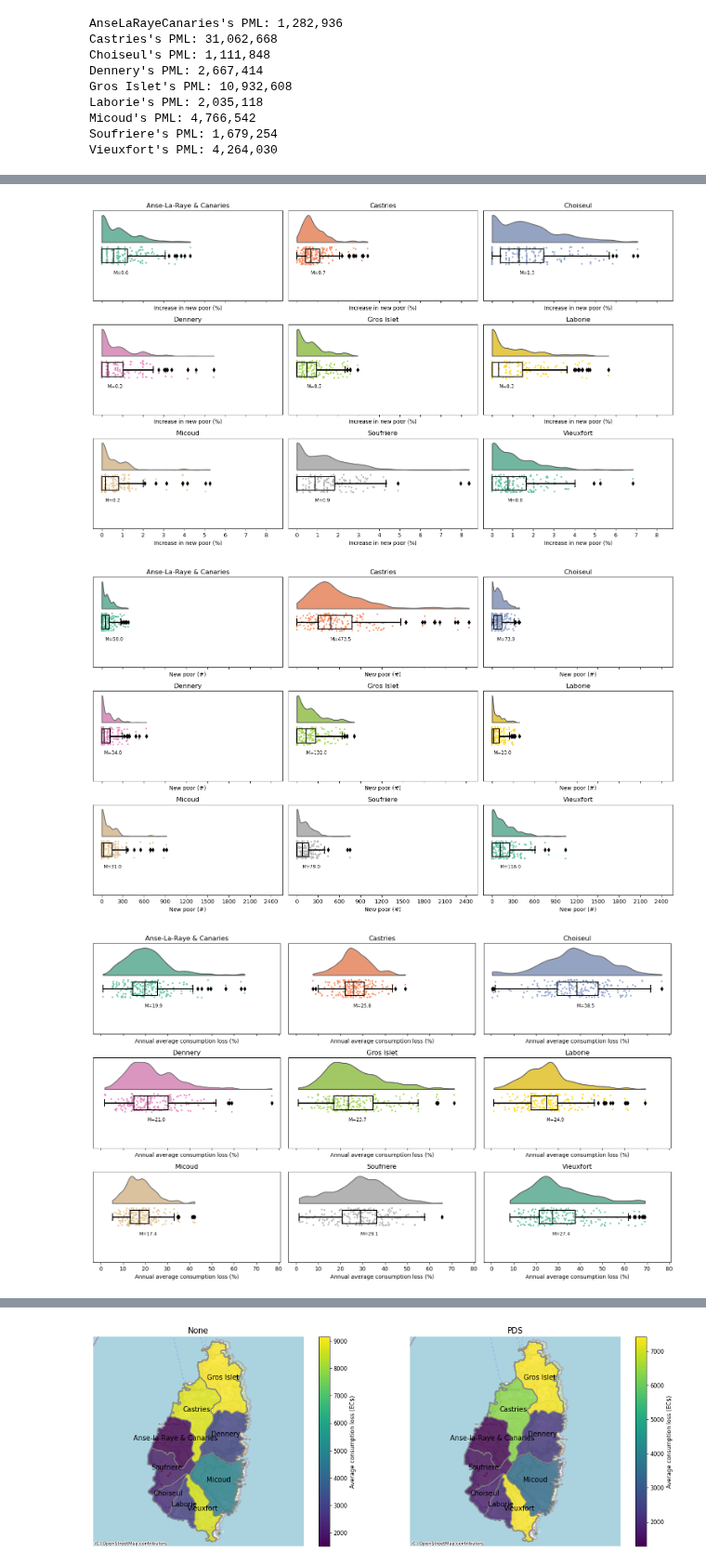
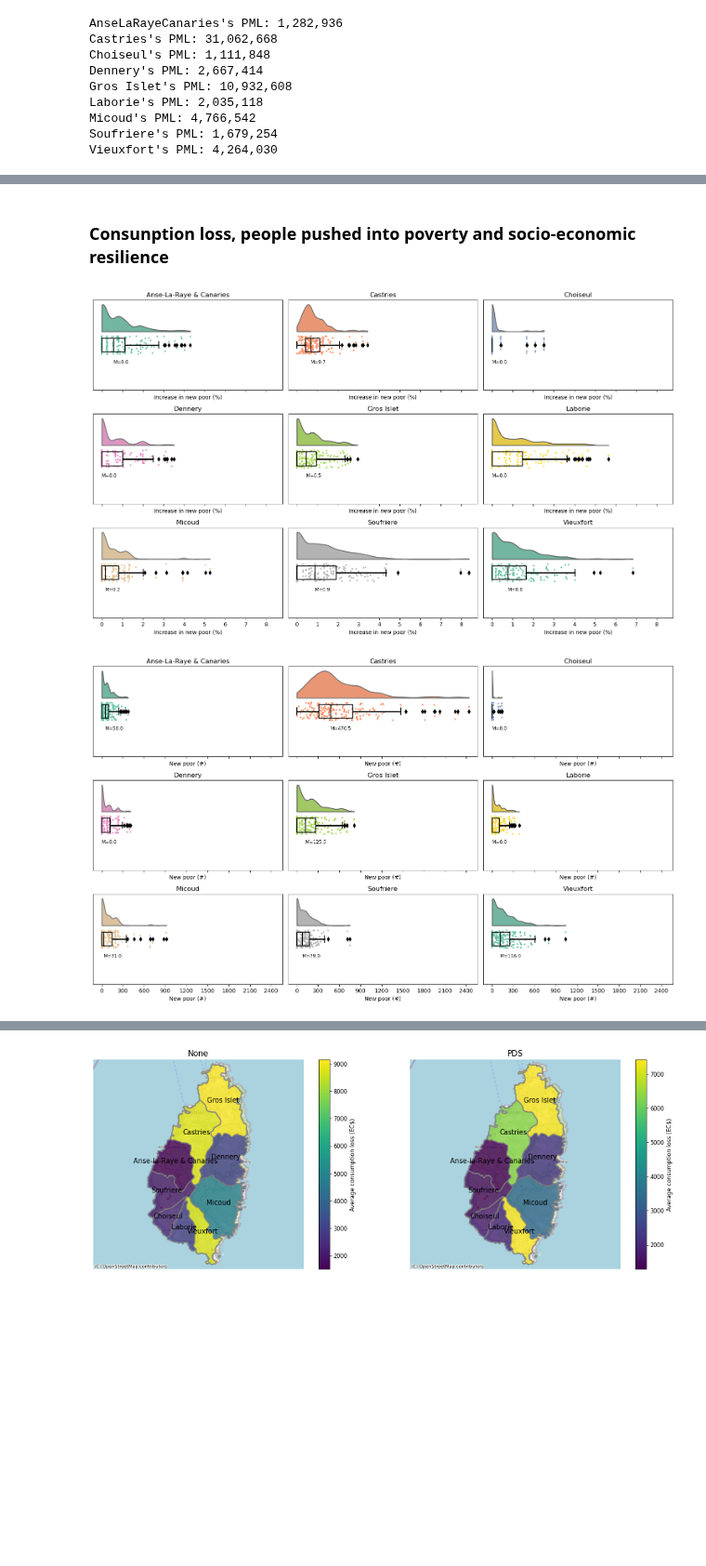
Before and after one commit to mikhailsirenko/unbreakable, a Jupyter notebook: notebooks/analysis.ipynb, the cells around one changed output, grey strips where cells are left out. Shown at 93% size. Cells and saved outputs as stored; diff of their text form; code cells hidden in the pictures; blank space fills up the shorter version.

```diff
--- a/notebooks/analysis.ipynb
+++ b/notebooks/analysis.ipynb
@@ -92,7 +77,9 @@ columns = ['scenario', 'policy', 'district', 'replication',
            'new_poor',
            'total_consumption_loss',
            'pml',
-           'r']
+           'r',
+           'n_weeks_in_poverty',
+           'poverty_gap']
 
 l = []
 
@@ -135,6 +122,18 @@ for scenario in scenarios:
                 new_poor = not_poor_affected.loc[x < poverty_line,:]
                 n_new_poor = round(new_poor['popwgt'].sum())
 
+                # Calculate number of weeks in poverty
+                n_weeks_in_poverty = new_poor['weeks_pov'].tolist()
+
+                # Calculate poverty gap
+                index = new_poor.index.tolist() + poor.index.tolist()
+                all_poor = households.loc[index,:]
+                average_expenditure_poor = (all_poor['aeexp'] * all_poor['popwgt']).sum() / all_poor['popwgt'].sum()
+                poverty_gap = (poverty_line - average_expenditure_poor) / poverty_line
+
+                if poverty_gap > 1:
+                    raise Exception('Poverty gap is greater than 1')
+
                 # Calculate ANNUAL average consumption loss per affected person
                 annual_consumption_loss = (affected_households['consumption_loss_NPV'] / n_years * affected_households['popwgt']).sum()
                 # PER AFFECTED PERSON
@@ -176,10 +175,11 @@ for scenario in scenarios:
                                n_new_poor,
                                total_consumption_loss,
                                pml,
-                               r
+                               r,
+                               n_weeks_in_poverty,
+                               poverty_gap
                                ], index=columns)
                 l.append(s)
-
             stats[district]['no_affected_households'] = no_affected_households
             stats[district]['n_resilience_more_than_1'] = n_resilience_more_than_1
             stats[district]['n_resilience_more_than_1_pct'] = n_resilience_more_than_1 / n_replications
@@ -188,0 +200,3 @@ outcomes = pd.DataFrame(l)
+# %%
+# Sort districts in alphabetical order
+districts = sorted(districts)
@@ -189,9 +251,23 @@ outcomes = pd.DataFrame(l)
+# %% [markdown]
+### Consunption loss, people pushed into poverty and socio-economic resilience
 # %%
 n_districts = len(districts)
 colors = sns.color_palette('Set2', n_colors=len(districts))
 
-x_columns = ['new_poor_increase_pct', 'new_poor', 'annual_average_consumption_loss_pct', 'r']
-x_titles = ['Increase in new poor (%)', 'New poor (#)', 'Annual average consumption loss (%)', 'Socio-economic resilience']
+x_columns = [
+    'new_poor_increase_pct',
+    'new_poor',
+    # 'annual_average_consumption_loss_pct',
+    # 'r',
+    # 'poverty_gap'
+    ]
+x_titles = [
+    'Increase in new poor (%)',
+    'New poor (#)',
+    # 'Annual average consumption loss (%)',
+    # 'Socio-economic resilience',
+    # 'Poverty gap'
+            ]
 
 for x_column, x_title in zip(x_columns, x_titles):
     # if x_column == 'new_poor_increase_pct' or x_column == 'annual_average_consumption_loss_pct':
@@ -252,33 +328,32 @@ for x_column, x_title in zip(x_columns, x_titles):
                     ax=ax[districts.index(district) // 3, districts.index(district) % 3])
 
         if district == 'AnseLaRayeCanaries':
             district_name = 'Anse-La-Raye & Canaries'
         else:
             district_name = district
         ax[districts.index(district) // 3, districts.index(district) % 3].set_title(district_name)
         ax[districts.index(district) // 3, districts.index(district) % 3].set_ylabel('')
         ax[districts.index(district) // 3, districts.index(district) % 3].set_xlabel(x_title)
 
         # Remove x-axis labels
         ax[districts.index(district) // 3, districts.index(district) % 3].set_yticklabels([])
         # Remove y-axis ticks
         ax[districts.index(district) // 3, districts.index(district) % 3].set_yticks([])
 
         # Do not display floats in the x-axis
         ax[districts.index(district) // 3, districts.index(district) % 3].xaxis.set_major_locator(MaxNLocator(integer=True))
 
         # Plot the median
         # ax[districts.index(district) // 3, districts.index(district) % 3].axvline(df[x_column].median(), color='black', linestyle='--', linewidth=1)
         # Add text close to the boxplot's median
         ax[districts.index(district) // 3, districts.index(district) % 3].text(df[x_column].median(), 0.2,
                                                                                f'M={df[x_column].median():.1f}',
                                                                                horizontalalignment='left', size='small', color='black')
 
     # Add a super title
     # fig.suptitle(x_title, fontsize=16)
     fig.tight_layout()
     plt.savefig(f'../figures/{x_column}.png', dpi=300, bbox_inches='tight')
 # %% [output]
-[figure, old version]
+[figure, new version]
-[figure, old version]
+[figure, new version]
-[figure, removed]
```
Also changed, not shown: parts of 10 cells of this notebook, 1 other file.
